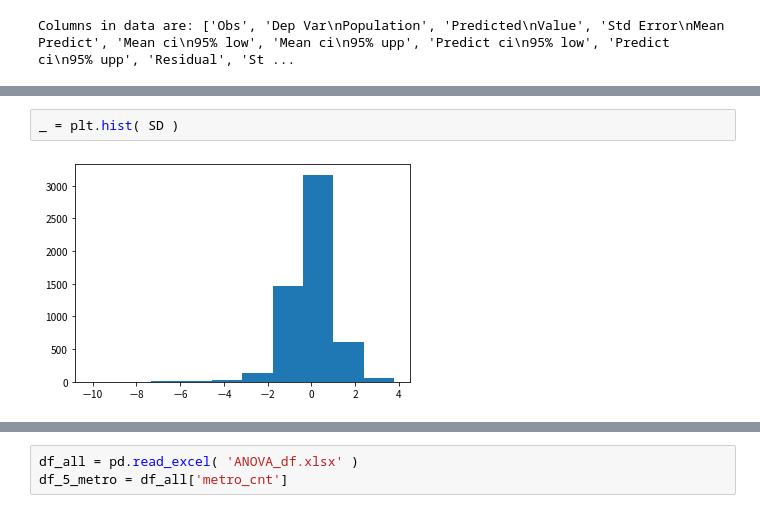
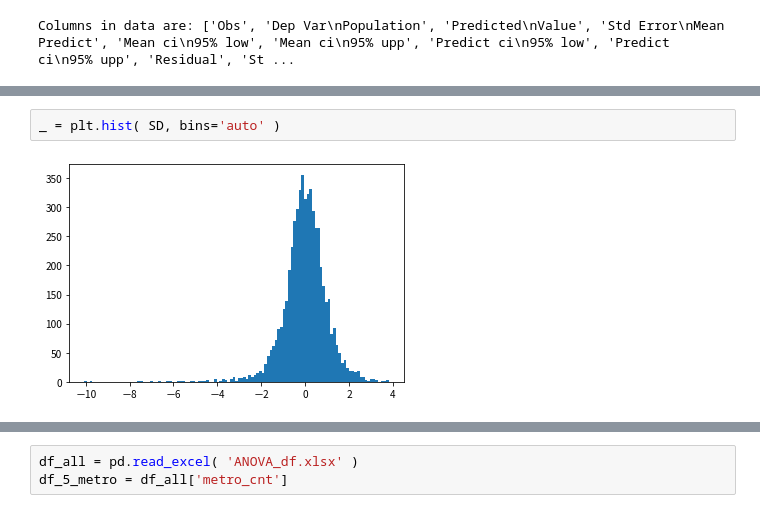
Before and after one commit to sam901122/Statistics_FinalProject, a Jupyter notebook: project_TRA/TRA_Regression.ipynb, the cells around one changed output, grey strips where cells are left out. Drawn from its saved outputs; the diff is of its cells as text.

```diff
--- a/project_TRA/TRA_Regression.ipynb
+++ b/project_TRA/TRA_Regression.ipynb
@@ -121,4 +191,4 @@ Columns in data are: ['Obs', 'Dep Var\nPopulation', 'Predicted\nValue', 'Std Err
 # %%
-_ = plt.hist( SD )
+_ = plt.hist( SD, bins='auto' )
 # %% [output]
-[figure, old version]
+[figure, new version]
```
Also changed, not shown: parts of 54 cells of this notebook, 7 other files.
